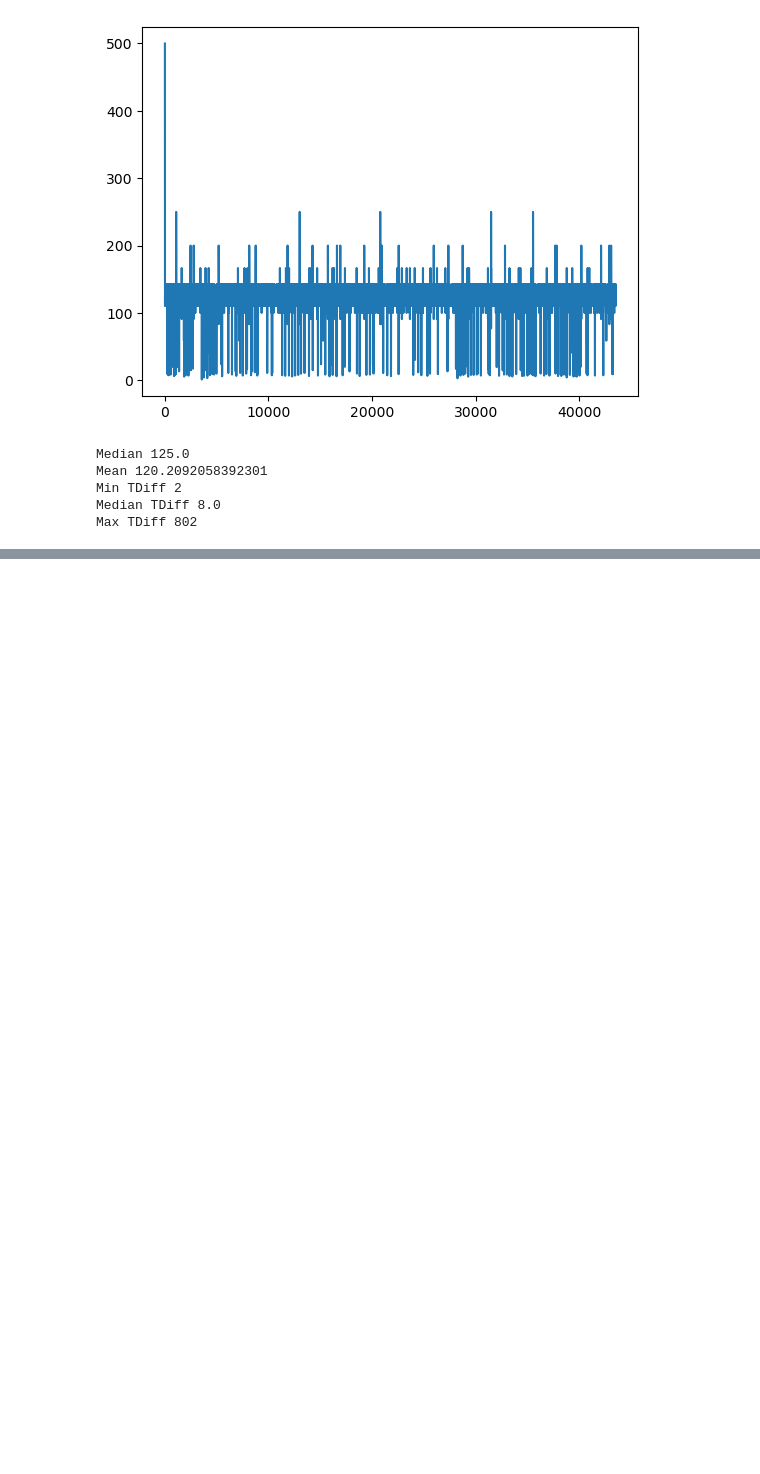
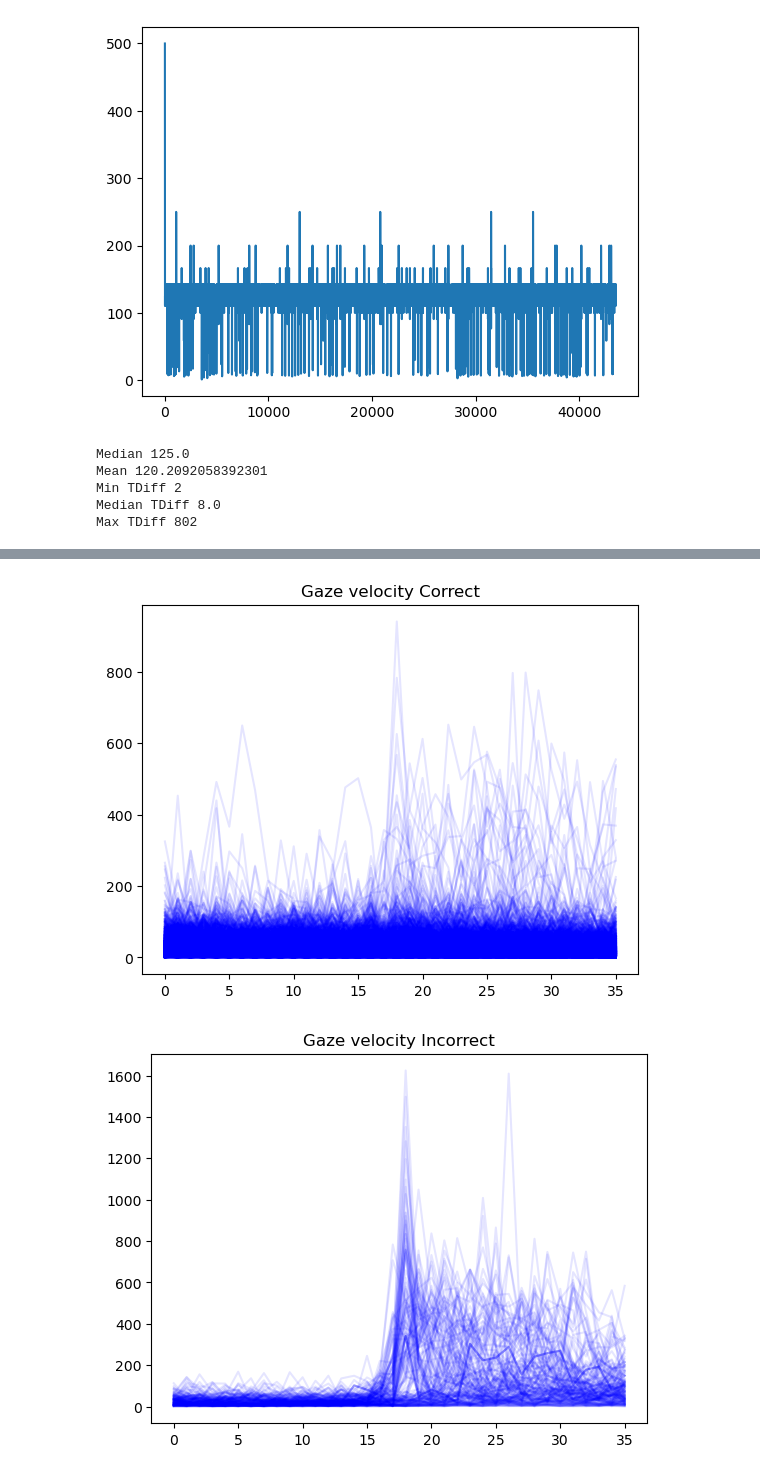
Before and after one commit to Arueris/GazeBasedSelection, a Jupyter notebook: InspectEyeMovement.ipynb, the cells around one changed output, grey strips where cells are left out. Cells and saved outputs as stored; diff of their text form; code cells hidden in the pictures; blank space fills up the shorter version.

```diff
--- a/InspectEyeMovement.ipynb
+++ b/InspectEyeMovement.ipynb
@@ -10,0 +29,9 @@ recs.calc_events(force_calculation=False)
+# %%
+cond = "nod"
+rec  = recs[2]
+final_rounds = rec.get_final_rounds(cond).Round.to_numpy()
+gaze = rec[cond]["Gaze"]
+scene = rec[cond]["SceneData"]
+scene = scene.loc[scene.Round.isin(final_rounds)]
+scene_infos = scene.loc[scene.Msg.astype(str).apply(lambda x: "target selected" in x), ["Msg", "EyeDataTimestamp"]]
+scene_infos
@@ -14,9 +55,9 @@ savepath = "Data/Dataset_Prepare"
 
 save=True
 
-frame_count = 53
+frame_count = 44
 time_before = 300
-time_after = 300
+time_after = 200
 fps=90
 
 # rec = recs["Pat020"]
@@ -25,9 +66,10 @@ for cond in Recording.conditions:
     angles = {"Correct": list(), "Incorrect": list()}
     pat_name = {"Correct": list(), "Incorrect": list()}
     for rec in recs:
-
+        final_rounds = rec.get_final_rounds(cond).Round.to_numpy()
         gaze = rec[cond]["Gaze"] if fps==90 else rec[cond]["Gaze120"]
         scene = rec[cond]["SceneData"]
+        scene = scene.loc[scene.Round.isin(final_rounds)]
         scene_infos = scene.loc[scene.Msg.astype(str).apply(lambda x: "target selected" in x), ["Msg", "EyeDataTimestamp"]]
 
         res[rec.name] = {"All": 0, "Correct": 0, "Incorrect": 0}
@@ -41,11 +83,12 @@ for cond in Recording.conditions:
                 if len(gaze_use) < frame_count:
                     res[k][kind] += 1
                 else:
-                    gvs = gaze_use[["Local Gaze Direction %s" % x for x in ["X", "Y", "Z"]]].to_numpy()
-                    # angles_rec = [utils.angle_between(np.array([0, 0, 1]), x) for x in gvs[:83]]
-                    angles_rec = [utils.angle_between(x, y) for x, y in zip(gvs[:(frame_count-1)], gvs[1:frame_count])]
-                    angles[kind].append(angles_rec)
-                    pat_name[kind].append(rec.name)
+                    if k == "Complete":
+                        gvs = gaze_use[["Local Gaze Direction %s" % x for x in ["X", "Y", "Z"]]].to_numpy()
+                        # angles_rec = [utils.angle_between(np.array([0, 0, 1]), x) for x in gvs[:83]]
+                        angles_rec = [utils.angle_between(x, y) for x, y in zip(gvs[:(frame_count-1)], gvs[1:frame_count])]
+                        angles[kind].append(angles_rec)
+                        pat_name[kind].append(rec.name)
 
 
     # key All: How many recordings exists in total
@@ -61,8 +104,8 @@ for cond in Recording.conditions:
         for k in ["Correct", "Incorrect"]:
             a = np.array(angles[k])
             p = np.array(pat_name[k])
-            np.save(os.path.join(savepath, f"angles_fps{fps}_{cond}_{k}_f{frame_count}_b{time_before}_a{time_after}.npy"), a)
-            np.save(os.path.join(savepath, f"names_fps{fps}_{cond}_{k}_f{frame_count}_b{time_before}_a{time_after}.npy"), p)
+            np.save(os.path.join(savepath, f"angles_fps{fps}_{cond}_{k}_f{frame_count}_b{time_before}_a{time_after}_finalRounds.npy"), a)
+            np.save(os.path.join(savepath, f"names_fps{fps}_{cond}_{k}_f{frame_count}_b{time_before}_a{time_after}_finalRounds.npy"), p)
 # %% [output]
 ================================================================================
 Complete
@@ -302,0 +441,13 @@ Max TDiff 802
+# %%
+import matplotlib.pyplot as plt
+
+
+res["gaze"]["Features"]["Correct"].shape
+for k in ["Correct", "Incorrect"]:
+    for angle_vel in res["gaze"]["Features"][k]:
+        plt.plot(angle_vel, alpha=0.1, color="blue")
+    plt.title(f"Gaze velocity {k}")
+    plt.show()
+# %% [output]
+[figure, added]
+[figure, added]
```
Also changed, not shown: parts of 6 cells of this notebook, 10 other files.
